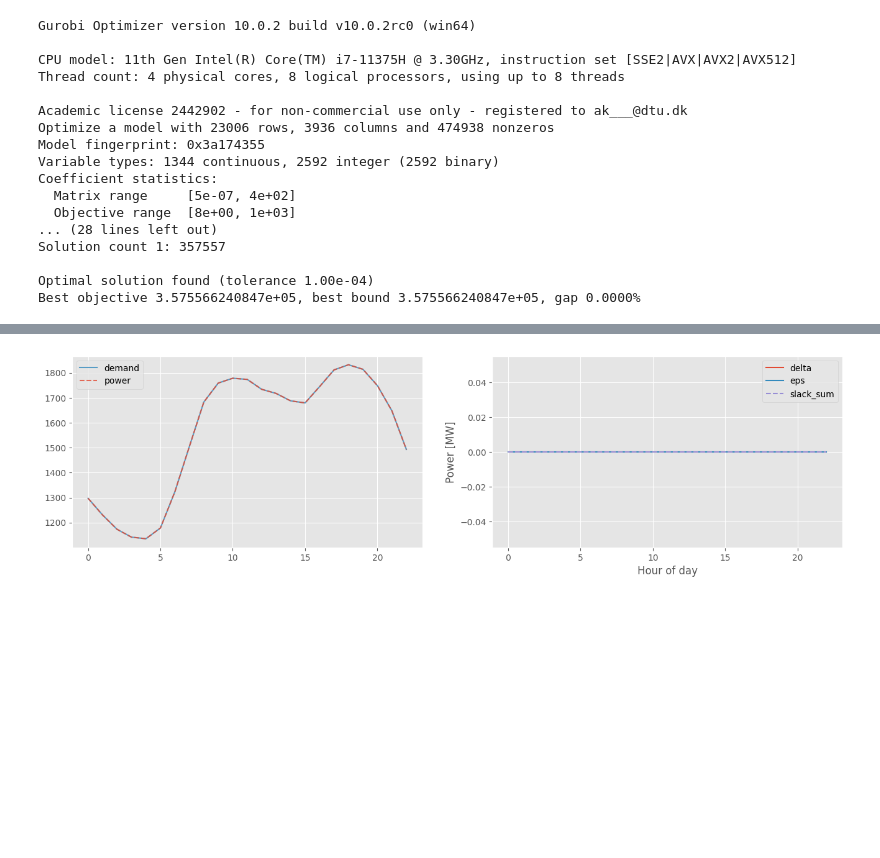
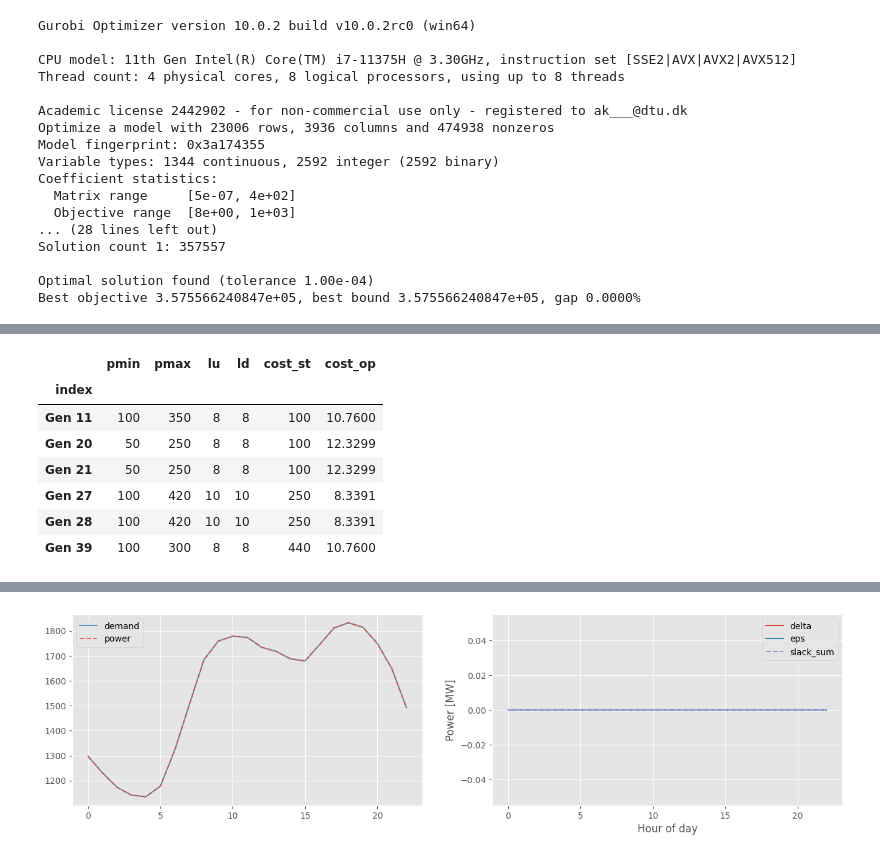
Before and after one commit to albertkjoller/ml-energy-systems, a Jupyter notebook: src/assignment3/notebooks/explainer_notebook_albert2.ipynb, the cells around one changed output, grey strips where cells are left out. Saved outputs shown, nothing was run; the diff lists cells and outputs as text; code cells hidden in the pictures; blank space fills up the shorter version.

```diff
--- a/src/assignment3/notebooks/explainer_notebook.ipynb
+++ b/src/assignment3/notebooks/explainer_notebook_albert2.ipynb
@@ -308,0 +362,11 @@ plt.show()
+# %%
+temp_
+# %% [output]
+|  | pmin | pmax | lu | ld | cost_st | cost_op |
+| index |  |  |  |  |  |  |
+| Gen 11 | 100 | 350 | 8 | 8 | 100 | 10.7600 |
+| Gen 20 | 50 | 250 | 8 | 8 | 100 | 12.3299 |
+| Gen 21 | 50 | 250 | 8 | 8 | 100 | 12.3299 |
+| Gen 27 | 100 | 420 | 10 | 10 | 250 | 8.3391 |
+| Gen 28 | 100 | 420 | 10 | 10 | 250 | 8.3391 |
+| Gen 39 | 100 | 300 | 8 | 8 | 440 | 10.7600 |
```
Also changed, not shown: parts of 4 cells of this notebook, 2 other files.
